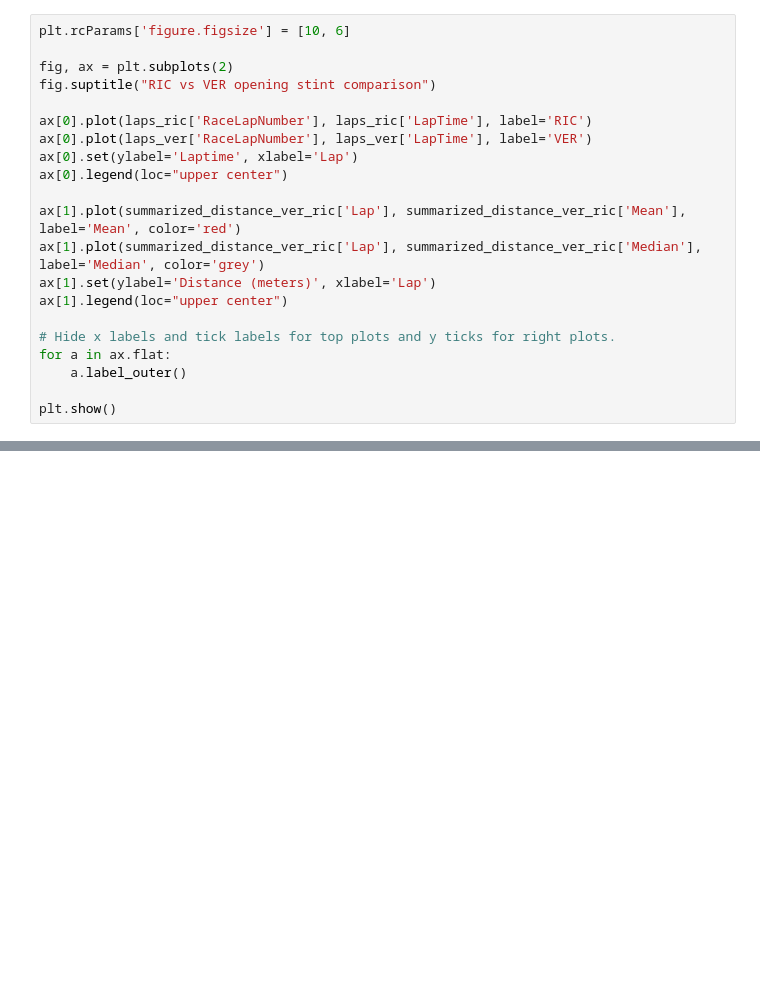
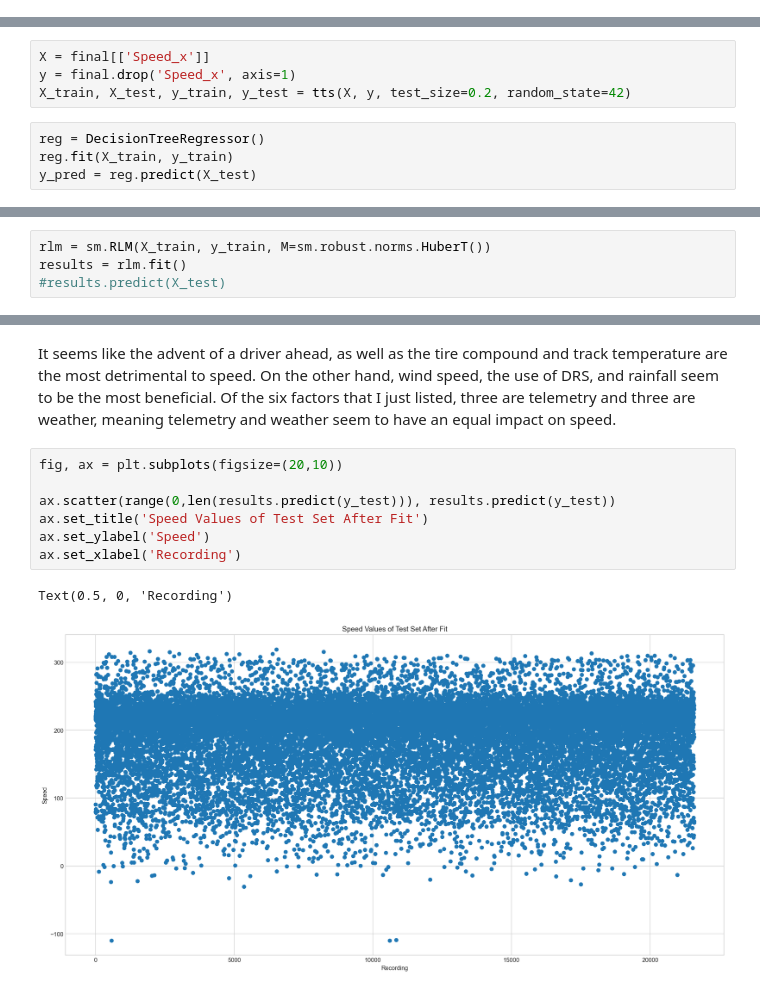
Before and after one commit to abhic01/AcceleratedAnalytics, a Jupyter notebook: Project2.ipynb, the cells around one changed output, grey strips where cells are left out. Drawn from its saved outputs; the diff is of its cells as text; blank space fills up the shorter version.

```diff
--- a/Project2.ipynb
+++ b/Project2.ipynb
@@ -105,21 +14,0 @@ for lap in laps_ver.iterlaps():
-# %%
-plt.rcParams['figure.figsize'] = [10, 6]
-
-fig, ax = plt.subplots(2)
-fig.suptitle("RIC vs VER opening stint comparison")
-
-ax[0].plot(laps_ric['RaceLapNumber'], laps_ric['LapTime'], label='RIC')
-ax[0].plot(laps_ver['RaceLapNumber'], laps_ver['LapTime'], label='VER')
-ax[0].set(ylabel='Laptime', xlabel='Lap')
-ax[0].legend(loc="upper center")
-
-ax[1].plot(summarized_distance_ver_ric['Lap'], summarized_distance_ver_ric['Mean'], label='Mean', color='red')
-ax[1].plot(summarized_distance_ver_ric['Lap'], summarized_distance_ver_ric['Median'], label='Median', color='grey')
-ax[1].set(ylabel='Distance (meters)', xlabel='Lap')
-ax[1].legend(loc="upper center")
-
-# Hide x labels and tick labels for top plots and y ticks for right plots.
-for a in ax.flat:
-    a.label_outer()
-
-plt.show()
@@ -177,0 +126,8 @@ So based on this, we can try and speculate to say that factors such as "a lack o
+# %%
+X = final[['Speed_x']]
+y = final.drop('Speed_x', axis=1)
+X_train, X_test, y_train, y_test = tts(X, y, test_size=0.2, random_state=42)
+# %%
+reg = DecisionTreeRegressor()
+reg.fit(X_train, y_train)
+y_pred = reg.predict(X_test)
@@ -177,0 +190,4 @@ So based on this, we can try and speculate to say that factors such as "a lack o
+# %%
+rlm = sm.RLM(X_train, y_train, M=sm.robust.norms.HuberT())
+results = rlm.fit()
+#results.predict(X_test)
@@ -177,0 +224,12 @@ So based on this, we can try and speculate to say that factors such as "a lack o
+# %% [markdown]
+It seems like the advent of a driver ahead, as well as the tire compound and track temperature are the most detrimental to speed. On the other hand, wind speed, the use of DRS, and rainfall seem to be the most beneficial. Of the six factors that I just listed, three are telemetry and three are weather, meaning telemetry and weather seem to have an equal impact on speed.
+# %%
+fig, ax = plt.subplots(figsize=(20,10))
+
+ax.scatter(range(0,len(results.predict(y_test))), results.predict(y_test))
+ax.set_title('Speed Values of Test Set After Fit')
+ax.set_ylabel('Speed')
+ax.set_xlabel('Recording')
+# %% [output]
+Text(0.5, 0, 'Recording')
+[figure, added]
```
Also changed, not shown: parts of 25 cells of this notebook.
